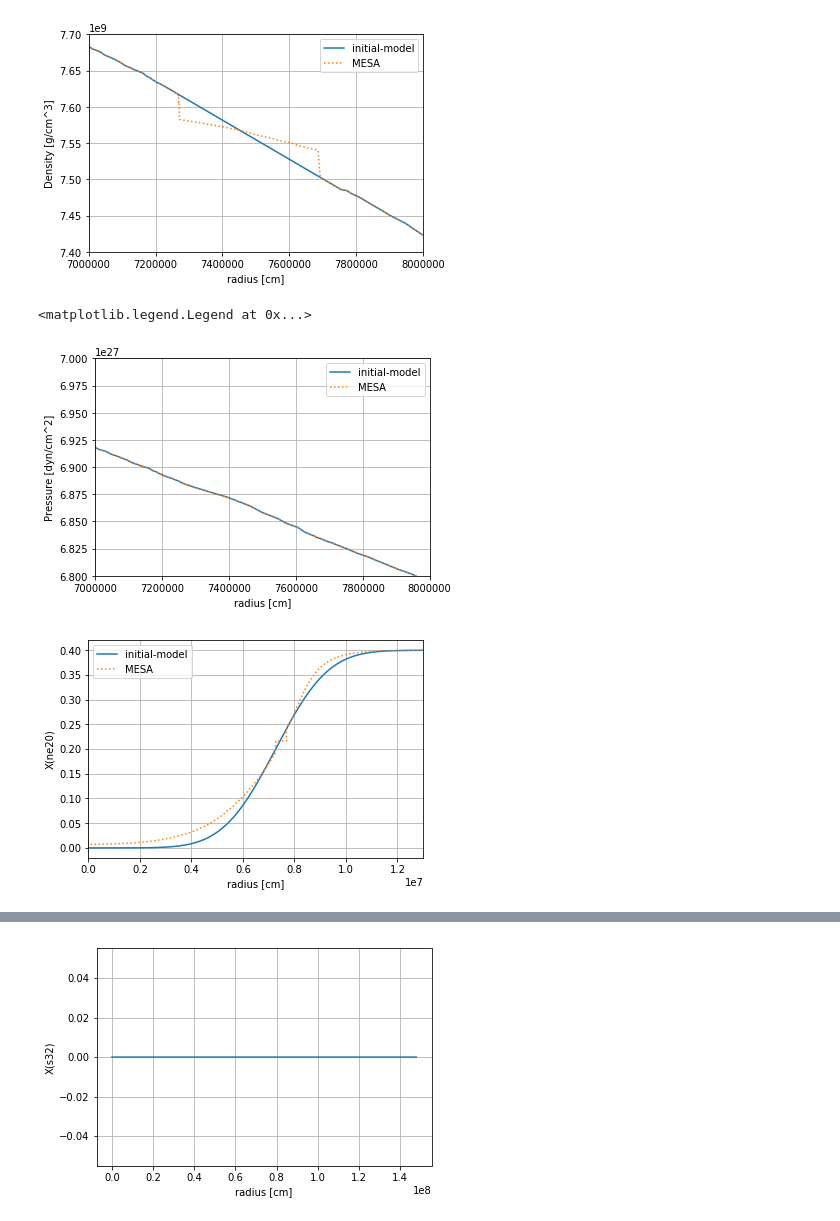
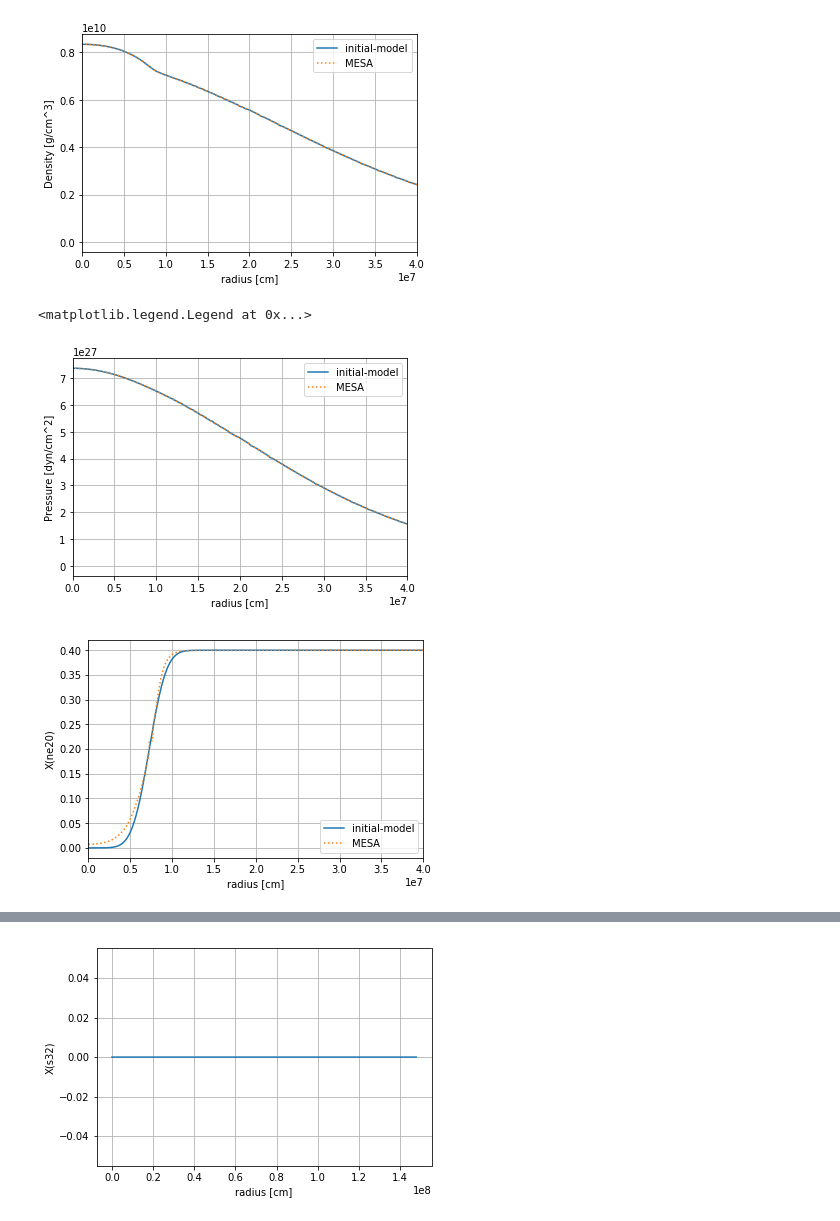
Before and after one commit to XinlongSBU/xinlong_file, a Jupyter notebook: initial-model_prepare/generate_raw.ipynb, the cells around one changed output, grey strips where cells are left out. Cells and saved outputs as stored; diff of their text form; code cells hidden in the pictures.

```diff
--- a/initial-model_prepare/generate_raw.ipynb
+++ b/initial-model_prepare/generate_raw.ipynb
@@ -152,29 +141,31 @@ data['density [g/cm3]'][585:689] = y
 # %%
 plt.plot(data['r_center [cm]'],data['density [g/cm3]'],'-',label='initial-model')
 #plt.plot(df['r_center [cm]'],df['density [g/cm3]'],":",label="df")
 #plt.plot(x,y,label='y')
 plt.plot(r_cm,rho,":",label="MESA")
-plt.xlim(7.e6,8.e6)
-plt.ylim(7.4e9,7.7e9)
+#plt.xlim(7.e6,8.e6)
+plt.xlim(0,4e7)
+#plt.ylim(7.4e9,7.7e9)
 plt.grid()
 plt.xlabel("radius [cm]")
 plt.ylabel("Density [g/cm^3]")
 plt.legend()
 plt.savefig("Density.png")
 # %% [output]
-[figure, old version]
+[figure, new version]
 # %%
 plt.plot(data['r_center [cm]'],data['pressure'],label="initial-model")
 plt.plot(r_cm,pressure,":",label="MESA")
-plt.xlim(7e6,8.e6)
-plt.ylim(6.8e27,7.0e27)
+#plt.xlim(7e6,8.e6)
+#plt.ylim(6.8e27,7.0e27)
+plt.xlim(0,4e7)
 plt.grid()
 plt.xlabel("radius [cm]")
 plt.ylabel("Pressure [dyn/cm^2]")
 plt.legend()
 # %% [output]
 <matplotlib.legend.Legend at 0x...>
-[figure, old version]
+[figure, new version]
 # %%
 def phi(x):
     'Cumulative distribution function for the standard normal distribution'
@@ -189,13 +180,13 @@ plt.plot(data['r_center [cm]'],data['neon20'],"-",label='initial-model')
 #plt.plot(df['r_center [cm]'],df['neon20'],":",label="df")
 #plt.plot(x,y,label='y')
 plt.plot(r_cm,np.array(a['ne20']),":",label="MESA")
-plt.plot()
 plt.grid()
-plt.xlim(0,13e6)
+#plt.xlim(0,13e6)
+plt.xlim(0,4e7)
 #plt.ylim(0.15,0.3)
 plt.xlabel("radius [cm]")
 plt.ylabel("X(ne20)")
 plt.legend()
 plt.savefig("X(ne20).png")
 # %% [output]
-[figure, old version]
+[figure, new version]
```
Also changed, not shown: parts of 35 cells of this notebook, 3 other files.
